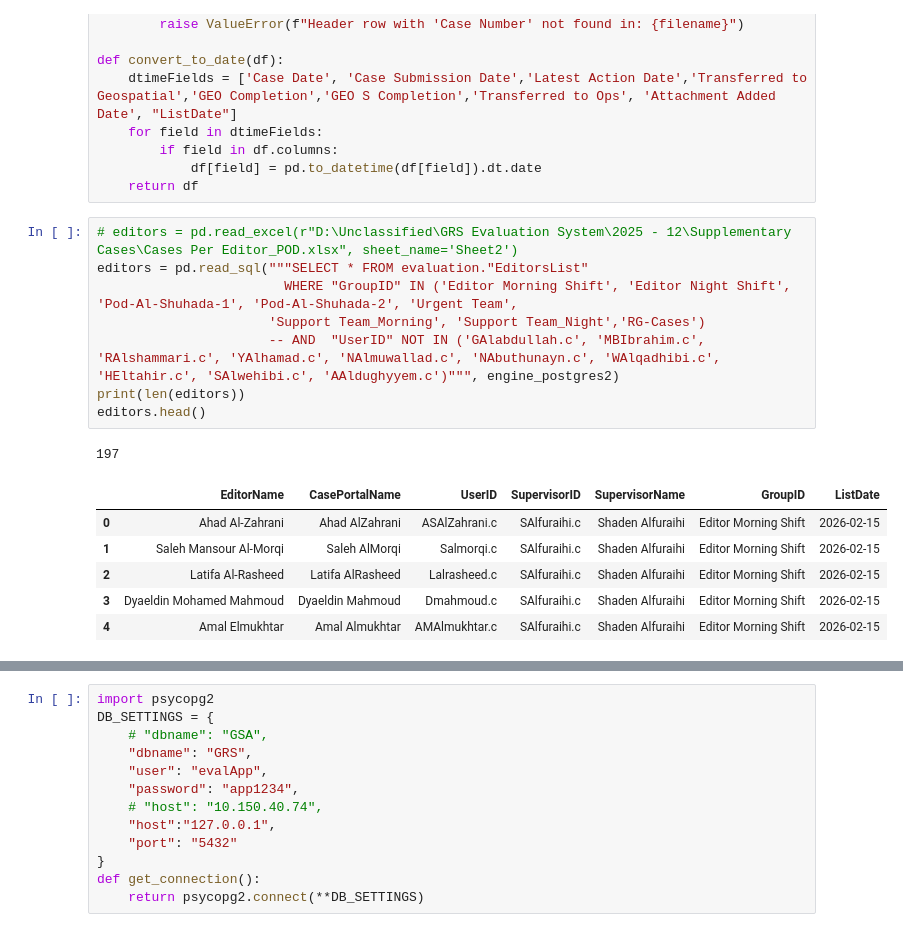
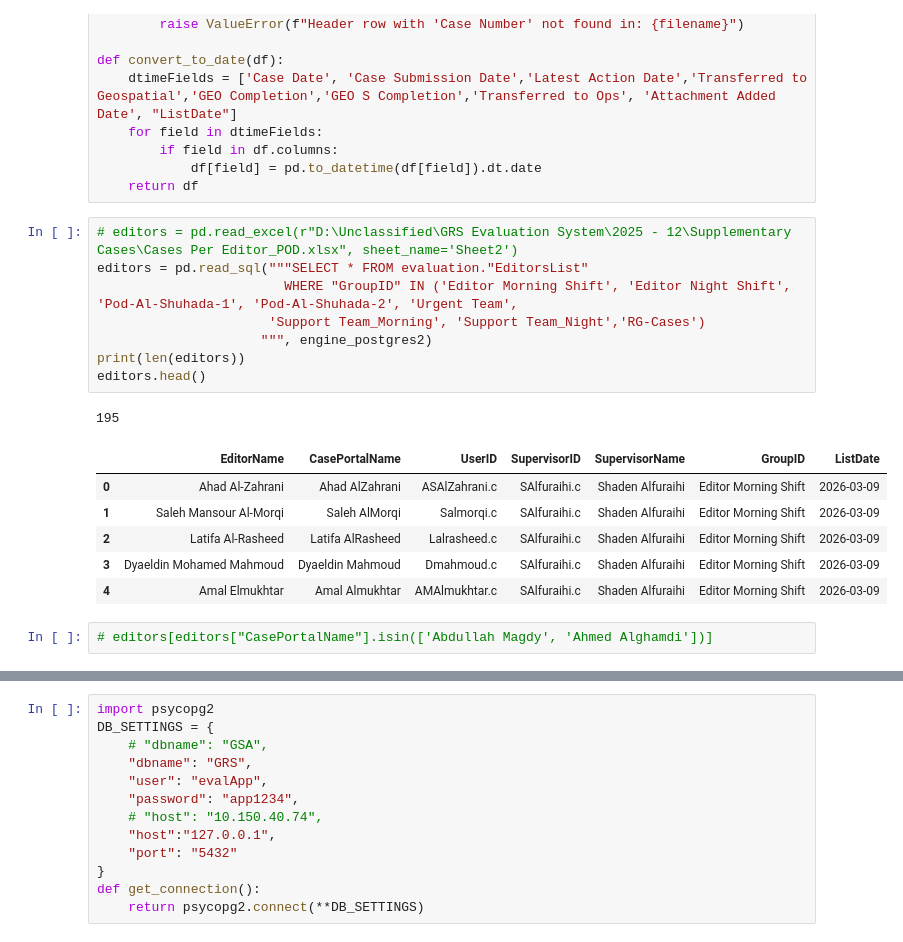
Before and after one commit to AymanSD/EvaluationSystem, a Jupyter notebook: Assign Supplementary Cases.ipynb, the cells around one changed output, grey strips where cells are left out. Cells and saved outputs as stored; diff of their text form.

```diff
--- a/Assign Supplementary Cases.ipynb
+++ b/Assign Supplementary Cases.ipynb
@@ -175,17 +175,19 @@ def convert_to_date(df):
 # %%
 # editors = pd.read_excel(r"D:\Unclassified\GRS Evaluation System\2025 - 12\Supplementary Cases\Cases Per Editor_POD.xlsx", sheet_name='Sheet2')
 editors = pd.read_sql("""SELECT * FROM evaluation."EditorsList"
                         WHERE "GroupID" IN ('Editor Morning Shift', 'Editor Night Shift', 'Pod-Al-Shuhada-1', 'Pod-Al-Shuhada-2', 'Urgent Team',
                       'Support Team_Morning', 'Support Team_Night','RG-Cases')
-                      -- AND  "UserID" NOT IN ('GAlabdullah.c', 'MBIbrahim.c', 'RAlshammari.c', 'YAlhamad.c', 'NAlmuwallad.c', 'NAbuthunayn.c', 'WAlqadhibi.c', 'HEltahir.c', 'SAlwehibi.c', 'AAldughyyem.c')""", engine_postgres2)
+                     """, engine_postgres2)
 print(len(editors))
 editors.head()
 # %% [output]
-197
+195
 |  | EditorName | CasePortalName | UserID | SupervisorID | SupervisorName | GroupID | ListDate |
-| 0 | Ahad Al-Zahrani | Ahad AlZahrani | ASAlZahrani.c | SAlfuraihi.c | Shaden Alfuraihi | Editor Morning Shift | 2026-02-15 |
-| 1 | Saleh Mansour Al-Morqi | Saleh AlMorqi | Salmorqi.c | SAlfuraihi.c | Shaden Alfuraihi | Editor Morning Shift | 2026-02-15 |
-| 2 | Latifa Al-Rasheed | Latifa AlRasheed | Lalrasheed.c | SAlfuraihi.c | Shaden Alfuraihi | Editor Morning Shift | 2026-02-15 |
-| 3 | Dyaeldin Mohamed Mahmoud | Dyaeldin Mahmoud | Dmahmoud.c | SAlfuraihi.c | Shaden Alfuraihi | Editor Morning Shift | 2026-02-15 |
-| 4 | Amal Elmukhtar | Amal Almukhtar | AMAlmukhtar.c | SAlfuraihi.c | Shaden Alfuraihi | Editor Morning Shift | 2026-02-15 |
+| 0 | Ahad Al-Zahrani | Ahad AlZahrani | ASAlZahrani.c | SAlfuraihi.c | Shaden Alfuraihi | Editor Morning Shift | 2026-03-09 |
+| 1 | Saleh Mansour Al-Morqi | Saleh AlMorqi | Salmorqi.c | SAlfuraihi.c | Shaden Alfuraihi | Editor Morning Shift | 2026-03-09 |
+| 2 | Latifa Al-Rasheed | Latifa AlRasheed | Lalrasheed.c | SAlfuraihi.c | Shaden Alfuraihi | Editor Morning Shift | 2026-03-09 |
+| 3 | Dyaeldin Mohamed Mahmoud | Dyaeldin Mahmoud | Dmahmoud.c | SAlfuraihi.c | Shaden Alfuraihi | Editor Morning Shift | 2026-03-09 |
+| 4 | Amal Elmukhtar | Amal Almukhtar | AMAlmukhtar.c | SAlfuraihi.c | Shaden Alfuraihi | Editor Morning Shift | 2026-03-09 |
+# %%
+# editors[editors["CasePortalName"].isin(['Abdullah Magdy', 'Ahmed Alghamdi'])]
 # %%
```
Also changed, not shown: parts of 60 cells of this notebook, 2 other files.
